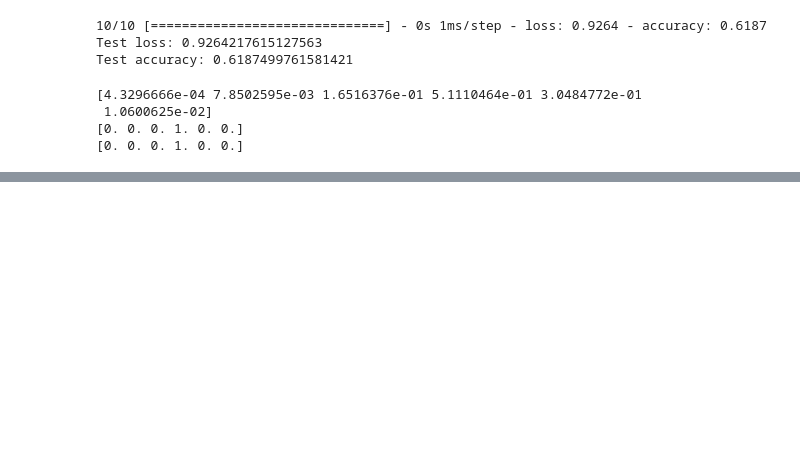
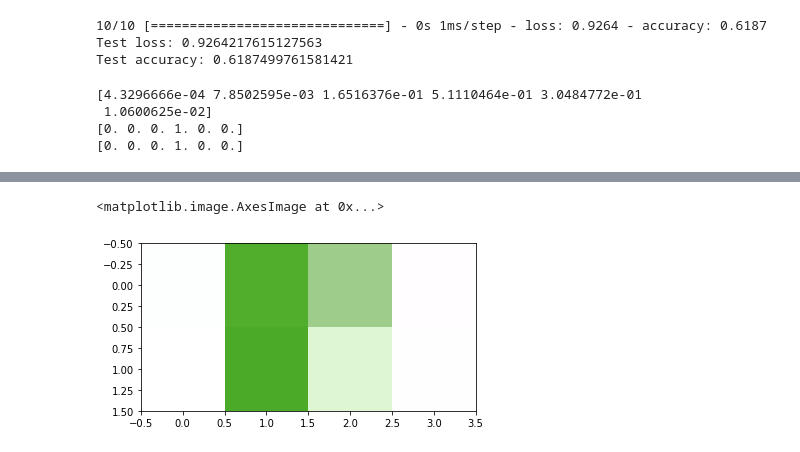
Before and after one commit to vvrgit/NNDL-2020, a Jupyter notebook: LAB01_Artificial_Neural_Networks_Dr_Venkataramana_Veeramsetty.ipynb, the cells around one changed output, grey strips where cells are left out. Saved outputs shown, nothing was run; the diff lists cells and outputs as text; code cells hidden in the pictures; blank space fills up the shorter version.

```diff
--- a/LAB01_Artificial_Neural_Networks_Dr_Venkataramana_Veeramsetty.ipynb
+++ b/LAB01_Artificial_Neural_Networks_Dr_Venkataramana_Veeramsetty.ipynb
@@ -1510,0 +1573,7 @@ print(y_test[0])
+# %%
+img_resize_col = cv2.resize(img_col, (4, 2))
+# %%
+plt.imshow(img_resize_col)
+# %% [output]
+<matplotlib.image.AxesImage at 0x...>
+[figure, added]
```
Also changed, not shown: parts of 32 cells of this notebook.
